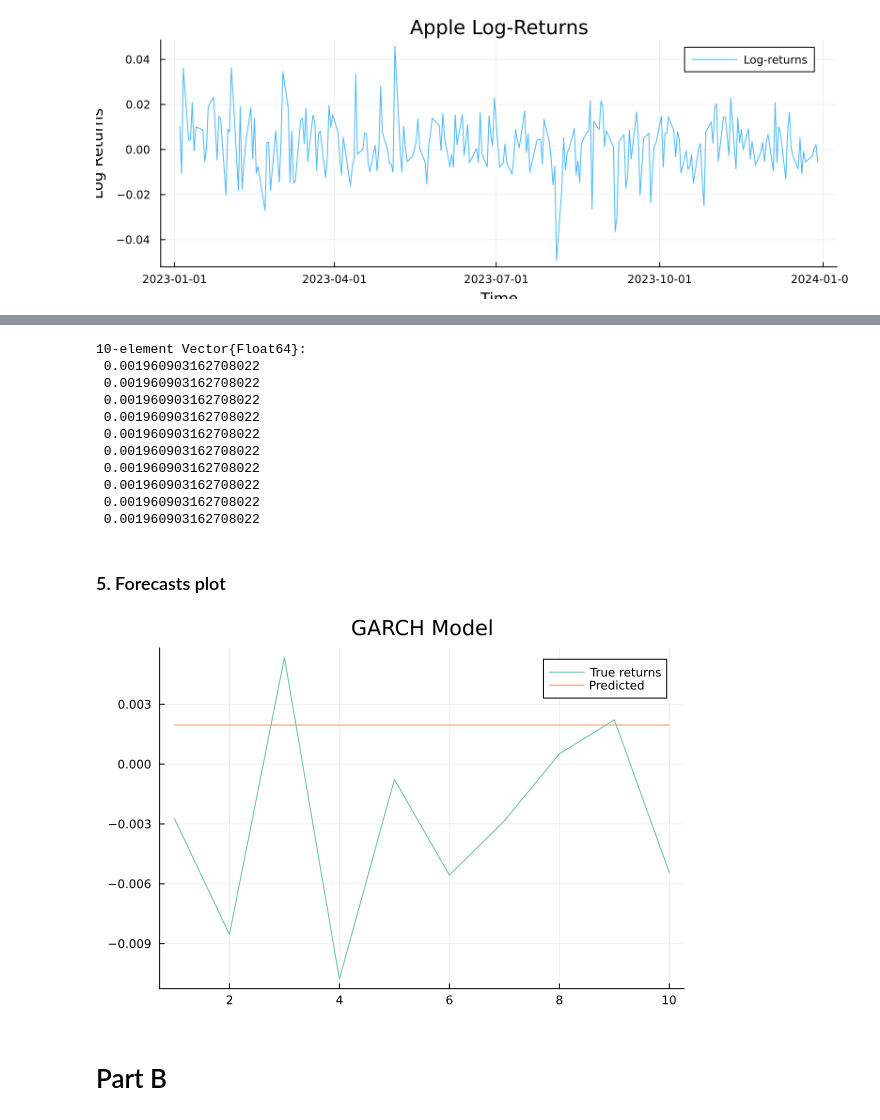
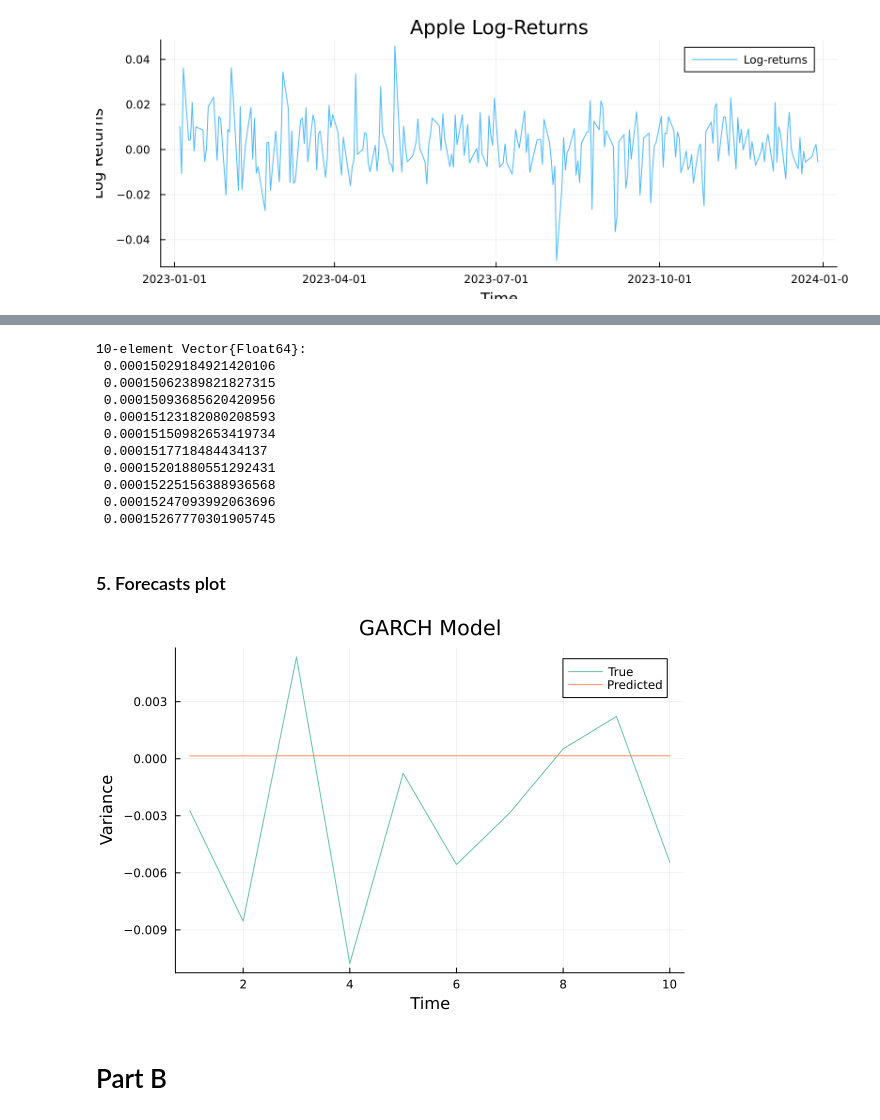
Before and after one commit to Tukan22/FE2P1SvobodaVlach, a Jupyter notebook: notebooks/project1.ipynb, the cells around one changed output, grey strips where cells are left out. Cells and saved outputs as stored; diff of their text form; code cells hidden in the pictures.

Commit message:
Part A udpdate predictions

```diff
--- a/notebooks/project1.ipynb
+++ b/notebooks/project1.ipynb
@@ -209,25 +204,27 @@ Volatility parameters:
 ──────────────────────────────────────────────
 # %%
-garch_pred = predict.(garch_fit, :return, 1:pred_length) #TODO: This is probably not right
+garch_pred = predict.(garch_fit, :variance, 1:pred_length)
 # %% [output]
 10-element Vector{Float64}:
- 0.001960903162708022
- 0.001960903162708022
- 0.001960903162708022
- 0.001960903162708022
- 0.001960903162708022
- 0.001960903162708022
- 0.001960903162708022
- 0.001960903162708022
- 0.001960903162708022
- 0.001960903162708022
+ 0.00015029184921420106
+ 0.00015062389821827315
+ 0.00015093685620420956
+ 0.00015123182080208593
+ 0.00015150982653419734
+ 0.0001517718484434137
+ 0.00015201880551292431
+ 0.00015225156388936568
+ 0.00015247093992063696
+ 0.00015267770301905745
 # %% [markdown]
 ### 5. Forecasts plot
 # %%
-p1 = plot(test_apple.returns, lab="True returns", leg=:topright, title="GARCH Model", palette=:Set2_3)
-p1 = plot!(garch_pred, lab="Predicted")
+p1 = plot(test_apple.returns, lab="True", leg=:topright, title="GARCH Model", palette=:Set2_3, xlabel="Time", ylabel="Variance",)
+p1 = plot!(garch_pred, lab="Predicted") # TODO: Apple returns -> variance
+
+#savefig(plotsdir("apple_garch.png")) # Save to "plots/"
 # %% [output]
-[figure, old version]
+[figure, new version]
 # %% [markdown]
 # Part B
 # %%
```
Also changed, not shown: parts of 8 cells of this notebook.
